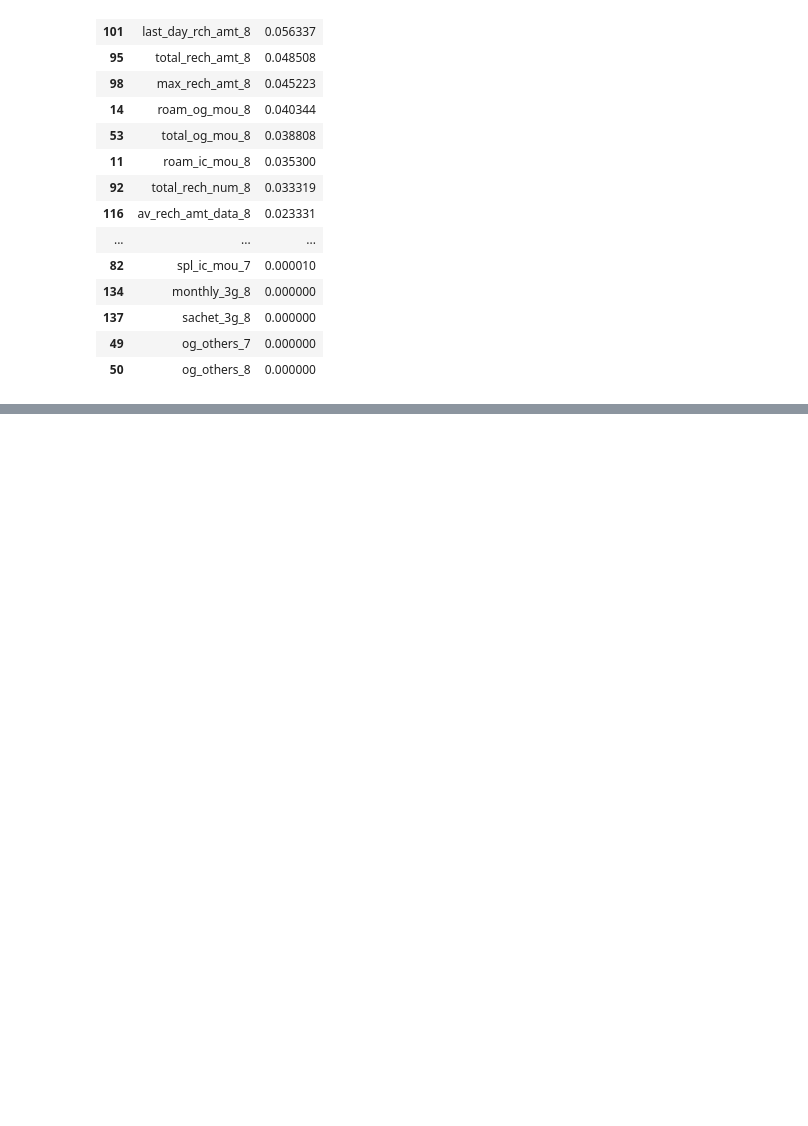
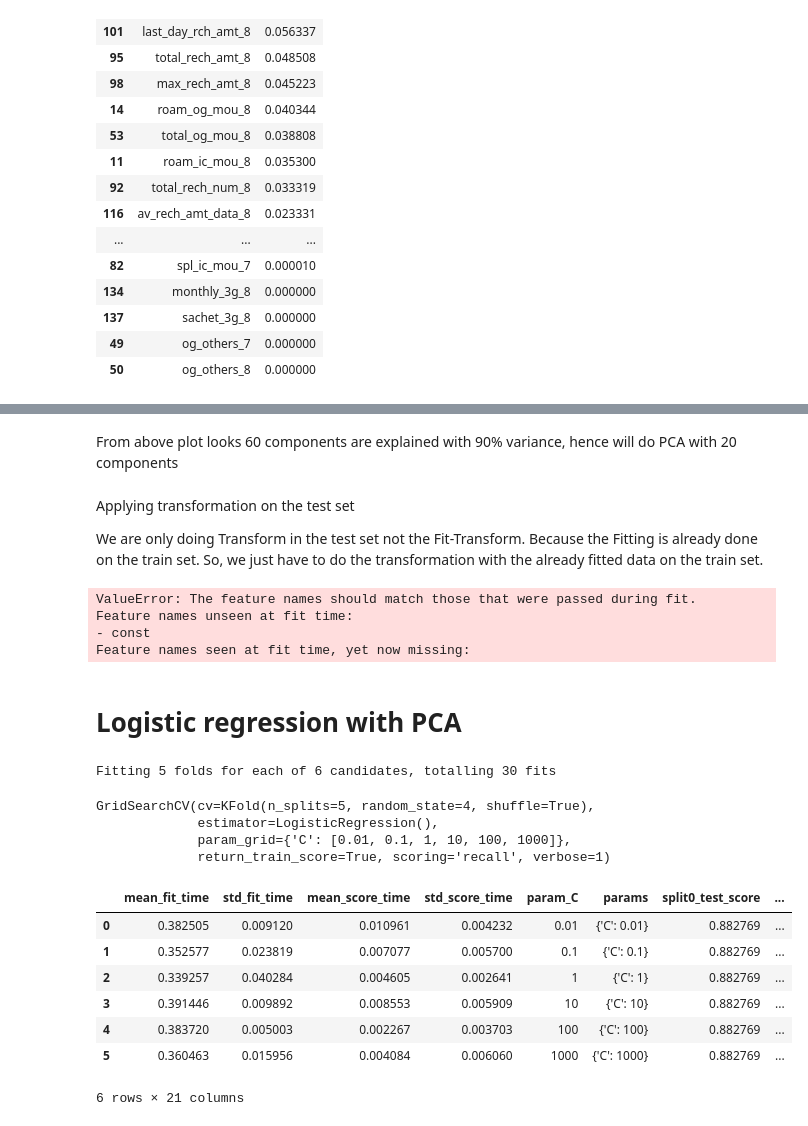
Before and after one commit to jays-26/temp-telcomchurm, a Jupyter notebook: Telecom Churn Case Study.ipynb, the cells around one changed output, grey strips where cells are left out. Cells and saved outputs as stored; diff of their text form; code cells hidden in the pictures; blank space fills up the shorter version.

```diff
--- a/Telecom Churn Case Study.ipynb
+++ b/Telecom Churn Case Study.ipynb
@@ -1542,0 +1586,2 @@ imp_df.sort_values(by="Imp", ascending=False)
+# %% [markdown]
+From above plot looks 60 components are explained with 90% variance, hence will do PCA with 20 components
@@ -1542,0 +1594,13 @@ imp_df.sort_values(by="Imp", ascending=False)
+# %% [markdown]
+Applying transformation on the test set
+
+We are only doing Transform in the test set not the Fit-Transform. Because the Fitting is already done on the train set. So, we just have to do the transformation with the already fitted data on the train set.
+# %%
+X_test_pca = pca_final.transform(X_test)
+# %% [output]
+ValueError: The feature names should match those that were passed during fit.
+Feature names unseen at fit time:
+- const
+Feature names seen at fit time, yet now missing:
+# %% [markdown]
+# Logistic regression with PCA
@@ -1542,0 +1619,36 @@ imp_df.sort_values(by="Imp", ascending=False)
+# %%
+# Creating KFold object with 5 splits
+folds = KFold(n_splits=5, shuffle=True, random_state=4)
+
+# Specify params
+params = {"C": [0.01, 0.1, 1, 10, 100, 1000]}
+
+# Specifing score as recall as we are more focused on acheiving the higher sensitivity than the accuracy
+model_cv = GridSearchCV(estimator = LogisticRegression(),
+                        param_grid = params,
+                        scoring= 'recall',
+                        cv = folds,
+                        verbose = 1,
+                        return_train_score=True)
+
+# Fit the model
+model_cv.fit(X_train_pca, y_train_sm)
+# %% [output]
+Fitting 5 folds for each of 6 candidates, totalling 30 fits
+GridSearchCV(cv=KFold(n_splits=5, random_state=4, shuffle=True),
+             estimator=LogisticRegression(),
+             param_grid={'C': [0.01, 0.1, 1, 10, 100, 1000]},
+             return_train_score=True, scoring='recall', verbose=1)
+# %%
+# results of grid search CV
+cv_results = pd.DataFrame(model_cv.cv_results_)
+cv_results
+# %% [output]
+|  | mean_fit_time | std_fit_time | mean_score_time | std_score_time | param_C | params | split0_test_score | ... |
+| 0 | 0.382505 | 0.009120 | 0.010961 | 0.004232 | 0.01 | {'C': 0.01} | 0.882769 | ... |
+| 1 | 0.352577 | 0.023819 | 0.007077 | 0.005700 | 0.1 | {'C': 0.1} | 0.882769 | ... |
+| 2 | 0.339257 | 0.040284 | 0.004605 | 0.002641 | 1 | {'C': 1} | 0.882769 | ... |
+| 3 | 0.391446 | 0.009892 | 0.008553 | 0.005909 | 10 | {'C': 10} | 0.882769 | ... |
+| 4 | 0.383720 | 0.005003 | 0.002267 | 0.003703 | 100 | {'C': 100} | 0.882769 | ... |
+| 5 | 0.360463 | 0.015956 | 0.004084 | 0.006060 | 1000 | {'C': 1000} | 0.882769 | ... |
+6 rows × 21 columns
```
Also changed, not shown: parts of 32 cells of this notebook.
